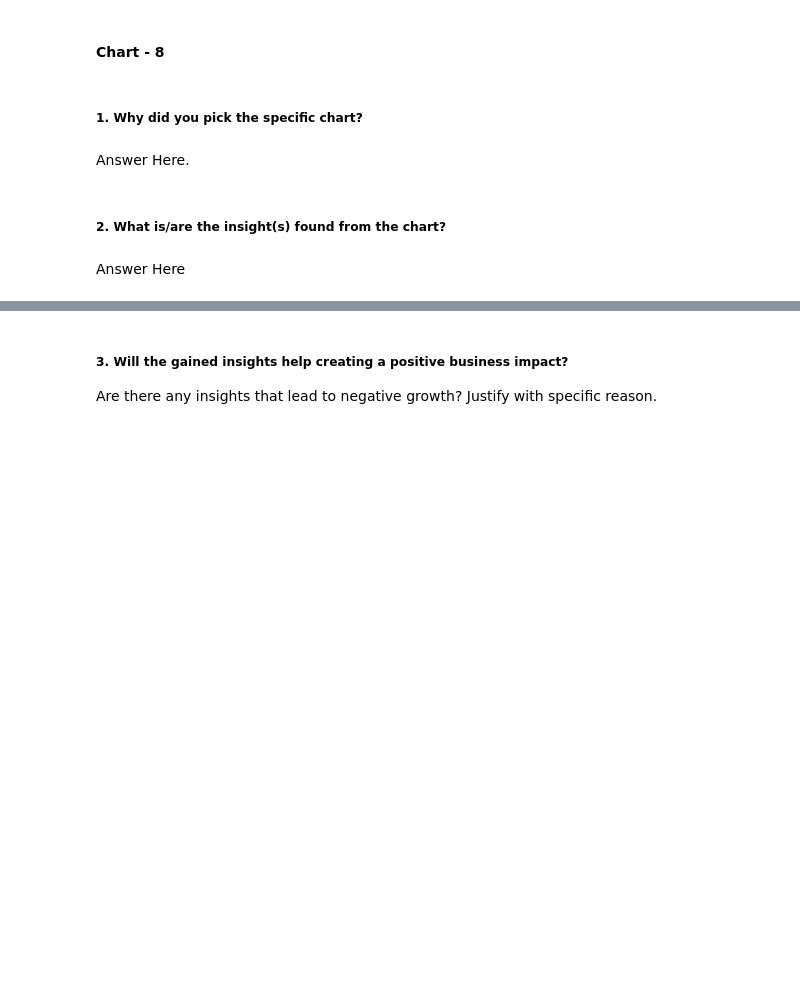
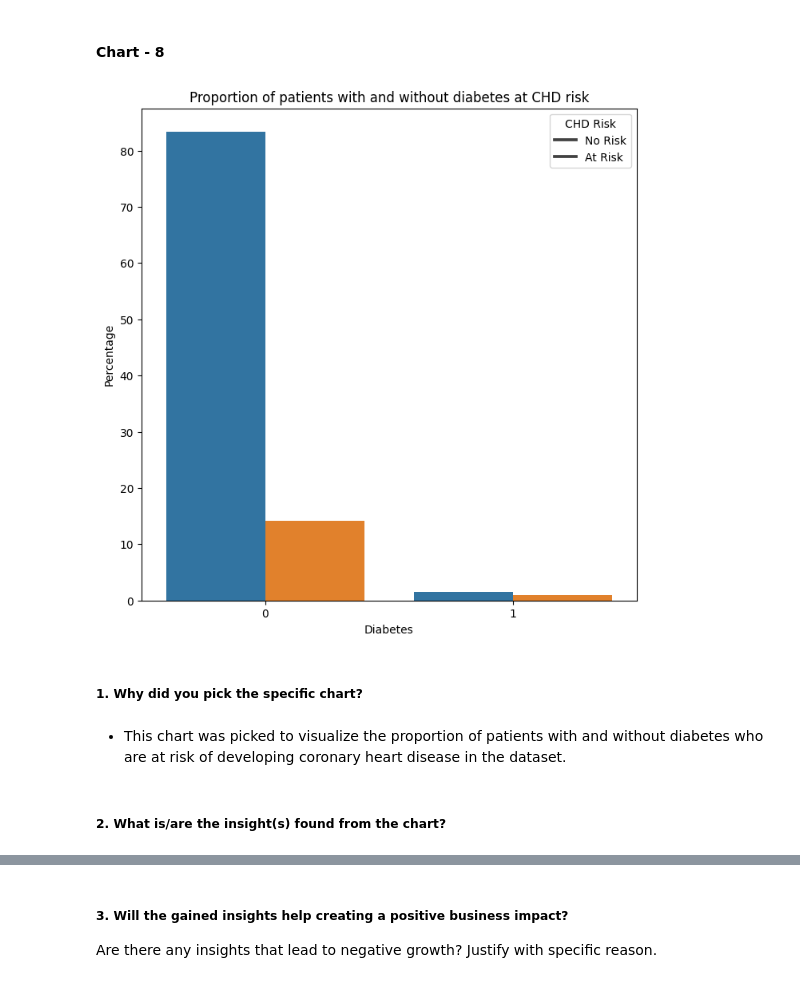
Before and after one commit to Navjotkhatri/CARDIOVASCULAR-RISK-PREDICTION, a Jupyter notebook: Cardiovascular_Risk_Prediction.ipynb, the cells around one changed output, grey strips where cells are left out. Saved outputs shown, nothing was run; the diff lists cells and outputs as text; code cells hidden in the pictures; blank space fills up the shorter version.

```diff
--- a/Cardiovascular_Risk_Prediction.ipynb
+++ b/Cardiovascular_Risk_Prediction.ipynb
@@ -586,8 +604,17 @@ Answer Here
+# %%
+# Chart - 8 visualization code
+plt.figure(figsize=(8,8))
+sns.barplot(x=df['diabetes'], y=df['TenYearCHD'], hue=df['TenYearCHD'], estimator=lambda x: len(x) / len(df) * 100)
+plt.title('Proportion of patients with and without diabetes at CHD risk')
+plt.xlabel('Diabetes')
+plt.ylabel('Percentage')
+plt.legend(title='CHD Risk', labels=['No Risk', 'At Risk'])
+plt.show()
+# %% [output]
+[figure, added]
 # %% [markdown]
 ##### 1. Why did you pick the specific chart?
-# %% [markdown]
-Answer Here.
+# %% [markdown]
+* This chart was picked to visualize the proportion of patients with and without diabetes who are at risk of developing coronary heart disease in the dataset.
 # %% [markdown]
 ##### 2. What is/are the insight(s) found from the chart?
-# %% [markdown]
-Answer Here
```
Also changed, not shown: parts of 45 cells of this notebook.
